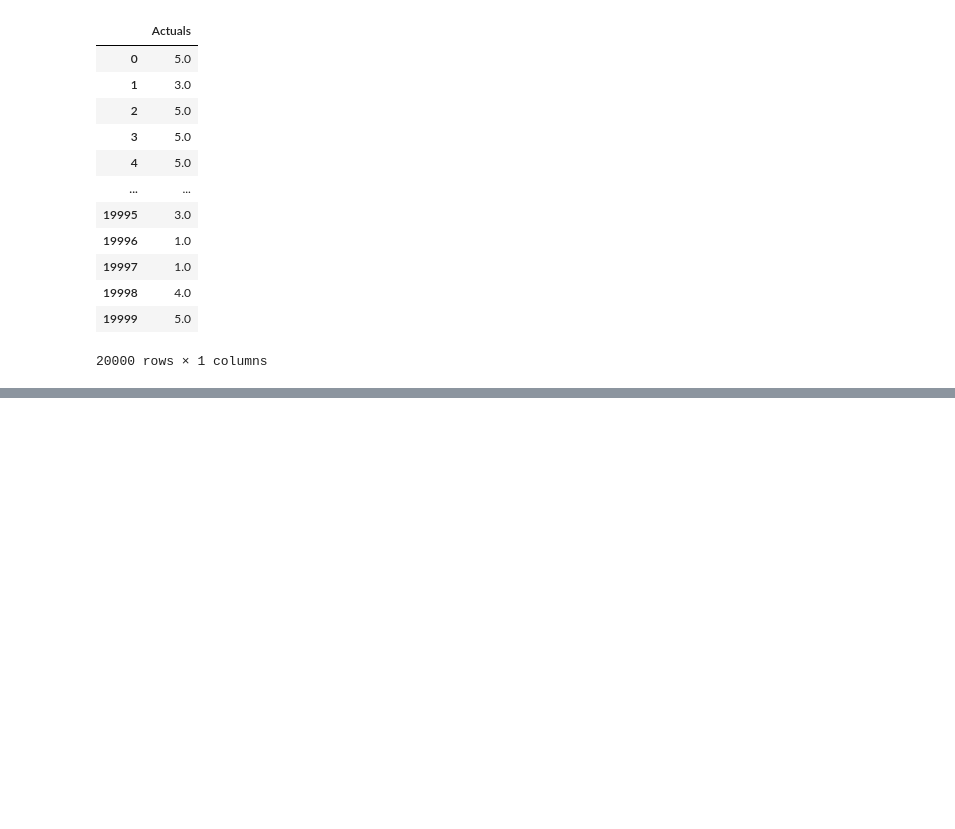
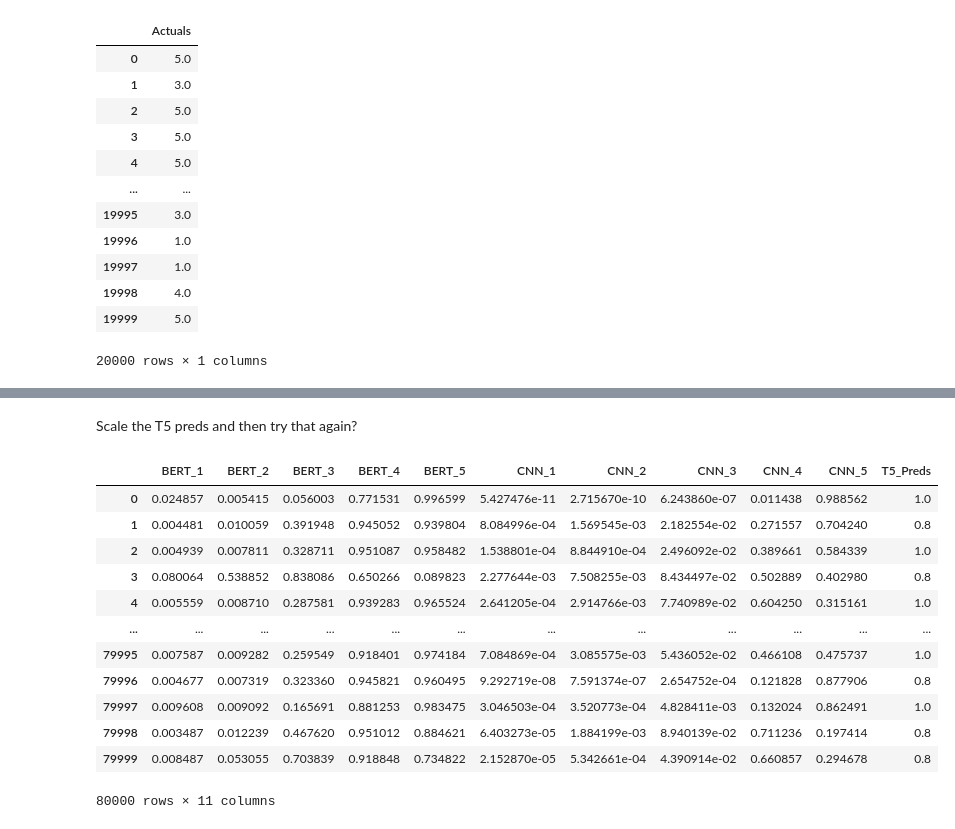
Before and after one commit to CodyBurker/W266_Group_Project, a Jupyter notebook: Cody_Ensembles.ipynb, the cells around one changed output, grey strips where cells are left out. Cells and saved outputs as stored; diff of their text form; code cells hidden in the pictures; blank space fills up the shorter version.

Commit message:
Revert to version with ensemble experiments that was accidentally overwritten

```diff
--- a/Cody_Ensembles.ipynb
+++ b/Cody_Ensembles.ipynb
@@ -452,0 +246,37 @@ entropy_test
+# %%
+from sklearn.svm import SVC
+from sklearn.metrics import accuracy_score
+from sklearn.neighbors import KNeighborsClassifier
+from sklearn.svm import SVC, LinearSVC, NuSVC
+from sklearn.tree import DecisionTreeClassifier
+from sklearn.ensemble import RandomForestClassifier, AdaBoostClassifier, GradientBoostingClassifier
+from sklearn.naive_bayes import GaussianNB
+from sklearn.discriminant_analysis import LinearDiscriminantAnalysis
+from sklearn.discriminant_analysis import QuadraticDiscriminantAnalysis
+from sklearn.neural_network import MLPClassifier
+
+names = [
+         "SVM",
+         "KNN",
+         "Random Forest",
+         "Ada Boost",
+         "Gradient Boost",
+         "Naive Bayes",
+         "MLP"
+]
+
+models = [
+          SVC(C=1, kernel="rbf",degree=3),
+          KNeighborsClassifier(3),
+          RandomForestClassifier(),
+          AdaBoostClassifier(),
+          GradientBoostingClassifier(),
+          GaussianNB(),
+          MLPClassifier(alpha=1, max_iter=1000)
+]
+# %%
+for name,model  in zip(names, models):
+  model.fit(train_combined_dataframe, train_actuals['Actuals'])
+  predictions = model.predict(test_combined_dataframe)
+  acc = accuracy_score(predictions, test_actuals['Actuals'])
+  print("Accuracy: {}\t{:.4%}".format(name, acc))
@@ -452,0 +320,2 @@ entropy_test
+# %% [markdown]
+Scale the T5 preds and then try that again?
@@ -452,0 +327,16 @@ entropy_test
+# %%
+train_combined_dataframe
+# %% [output]
+|  | BERT_1 | BERT_2 | BERT_3 | BERT_4 | BERT_5 | CNN_1 | CNN_2 | CNN_3 | CNN_4 | CNN_5 | T5_Preds |
+| 0 | 0.024857 | 0.005415 | 0.056003 | 0.771531 | 0.996599 | 5.427476e-11 | 2.715670e-10 | 6.243860e-07 | 0.011438 | 0.988562 | 1.0 |
+| 1 | 0.004481 | 0.010059 | 0.391948 | 0.945052 | 0.939804 | 8.084996e-04 | 1.569545e-03 | 2.182554e-02 | 0.271557 | 0.704240 | 0.8 |
+| 2 | 0.004939 | 0.007811 | 0.328711 | 0.951087 | 0.958482 | 1.538801e-04 | 8.844910e-04 | 2.496092e-02 | 0.389661 | 0.584339 | 1.0 |
+| 3 | 0.080064 | 0.538852 | 0.838086 | 0.650266 | 0.089823 | 2.277644e-03 | 7.508255e-03 | 8.434497e-02 | 0.502889 | 0.402980 | 0.8 |
+| 4 | 0.005559 | 0.008710 | 0.287581 | 0.939283 | 0.965524 | 2.641205e-04 | 2.914766e-03 | 7.740989e-02 | 0.604250 | 0.315161 | 1.0 |
+| ... | ... | ... | ... | ... | ... | ... | ... | ... | ... | ... | ... |
+| 79995 | 0.007587 | 0.009282 | 0.259549 | 0.918401 | 0.974184 | 7.084869e-04 | 3.085575e-03 | 5.436052e-02 | 0.466108 | 0.475737 | 1.0 |
+| 79996 | 0.004677 | 0.007319 | 0.323360 | 0.945821 | 0.960495 | 9.292719e-08 | 7.591374e-07 | 2.654752e-04 | 0.121828 | 0.877906 | 0.8 |
+| 79997 | 0.009608 | 0.009092 | 0.165691 | 0.881253 | 0.983475 | 3.046503e-04 | 3.520773e-04 | 4.828411e-03 | 0.132024 | 0.862491 | 1.0 |
+| 79998 | 0.003487 | 0.012239 | 0.467620 | 0.951012 | 0.884621 | 6.403273e-05 | 1.884199e-03 | 8.940139e-02 | 0.711236 | 0.197414 | 0.8 |
+| 79999 | 0.008487 | 0.053055 | 0.703839 | 0.918848 | 0.734822 | 2.152870e-05 | 5.342661e-04 | 4.390914e-02 | 0.660857 | 0.294678 | 0.8 |
+80000 rows × 11 columns
```
Also changed, not shown: parts of 34 cells of this notebook.
